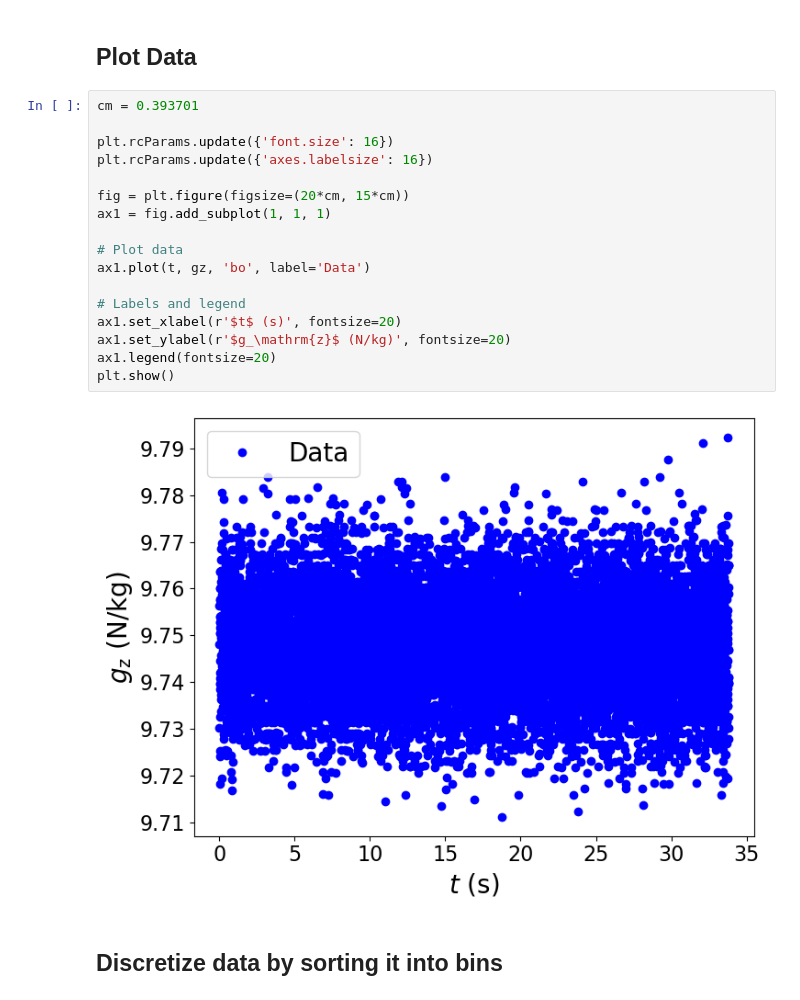
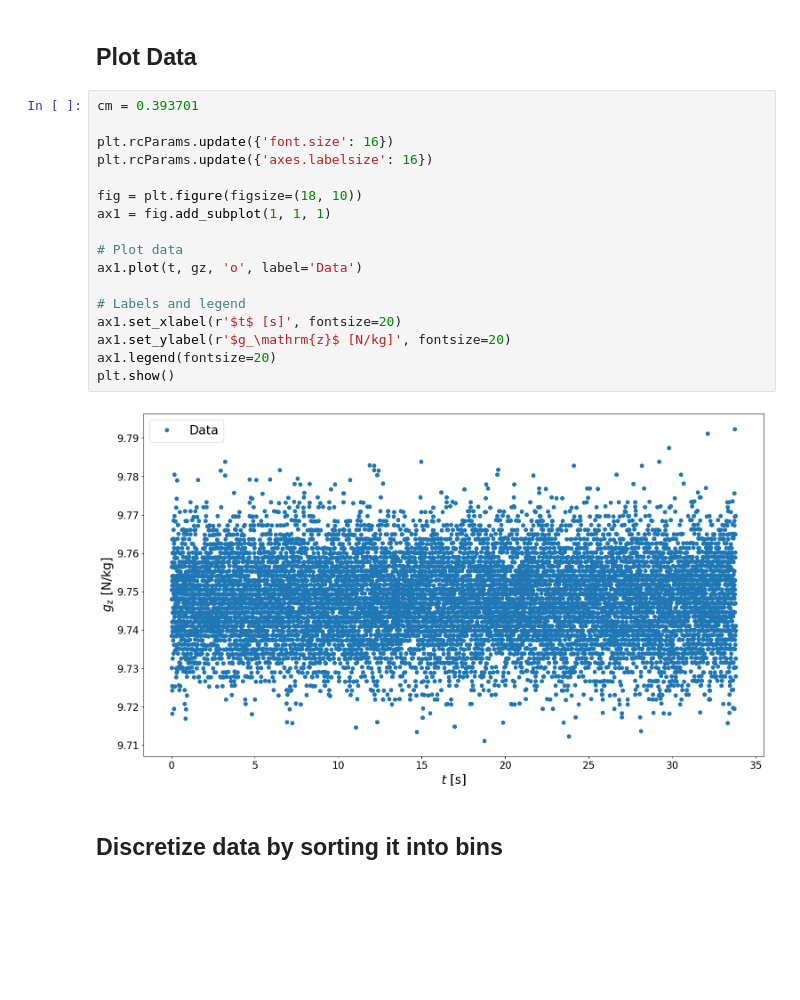
Before and after one commit to fflopsi/datenanalyse, a Jupyter notebook: lectures/03/Measurement error.ipynb, the cells around one changed output. Drawn from its saved outputs; the diff is of its cells as text; blank space fills up the shorter version.

```diff
--- a/lectures/03/Measurement error.ipynb
+++ b/lectures/03/Measurement error.ipynb
@@ -38,22 +38,22 @@ Number of data points : 13394
 # %%
 cm = 0.393701
 
 plt.rcParams.update({'font.size': 16})
 plt.rcParams.update({'axes.labelsize': 16})
 
-fig = plt.figure(figsize=(20*cm, 15*cm))
+fig = plt.figure(figsize=(18, 10))
 ax1 = fig.add_subplot(1, 1, 1)
 
 # Plot data
-ax1.plot(t, gz, 'bo', label='Data')
+ax1.plot(t, gz, 'o', label='Data')
 
 # Labels and legend
-ax1.set_xlabel(r'$t$ (s)', fontsize=20)
-ax1.set_ylabel(r'$g_\mathrm{z}$ (N/kg)', fontsize=20)
+ax1.set_xlabel(r'$t$ [s]', fontsize=20)
+ax1.set_ylabel(r'$g_\mathrm{z}$ [N/kg]', fontsize=20)
 ax1.legend(fontsize=20)
 plt.show()
 # %% [output]
-[figure, old version]
+[figure, new version]
 # %% [markdown]
 ## Discretize data by sorting it into bins
 # %%
```
Also changed, not shown: parts of 6 cells of this notebook, 1 other file.
